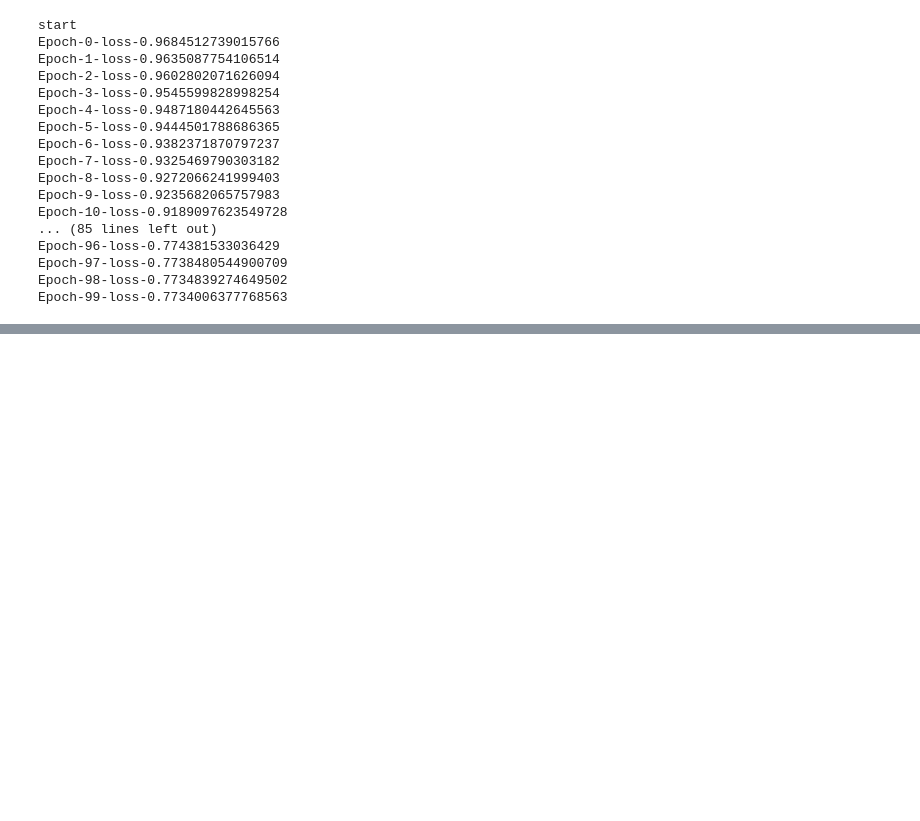
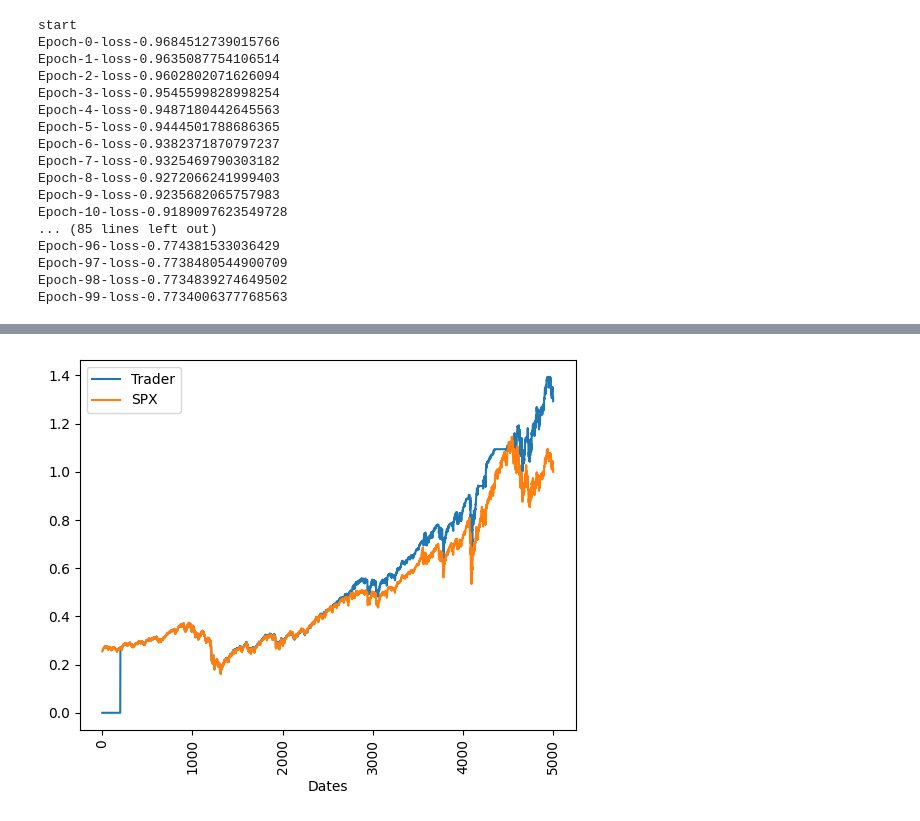
Before and after one commit to wd7512/learntools-examples, a Jupyter notebook: Examples/Trading/IndexPricing.ipynb, the cells around one changed output, grey strips where cells are left out. Drawn from its saved outputs; the diff is of its cells as text; code cells hidden in the pictures; blank space fills up the shorter version.

```diff
--- a/Examples/Trading/IndexPricing.ipynb
+++ b/Examples/Trading/IndexPricing.ipynb
@@ -255,0 +261,8 @@ Epoch-99-loss-0.7734006377768563
+# %%
+bot = lambda seenData,seenDates: var_net[0].forward([input_matrix[len(seenData)-1]])[0][0]
+env = broker(data,int_dates,bot)
+env.dateIndex = 200
+env.run()
+env.plot('SPX')
+# %% [output]
+[figure, added]
```
Also changed, not shown: parts of 1 cell of this notebook.
